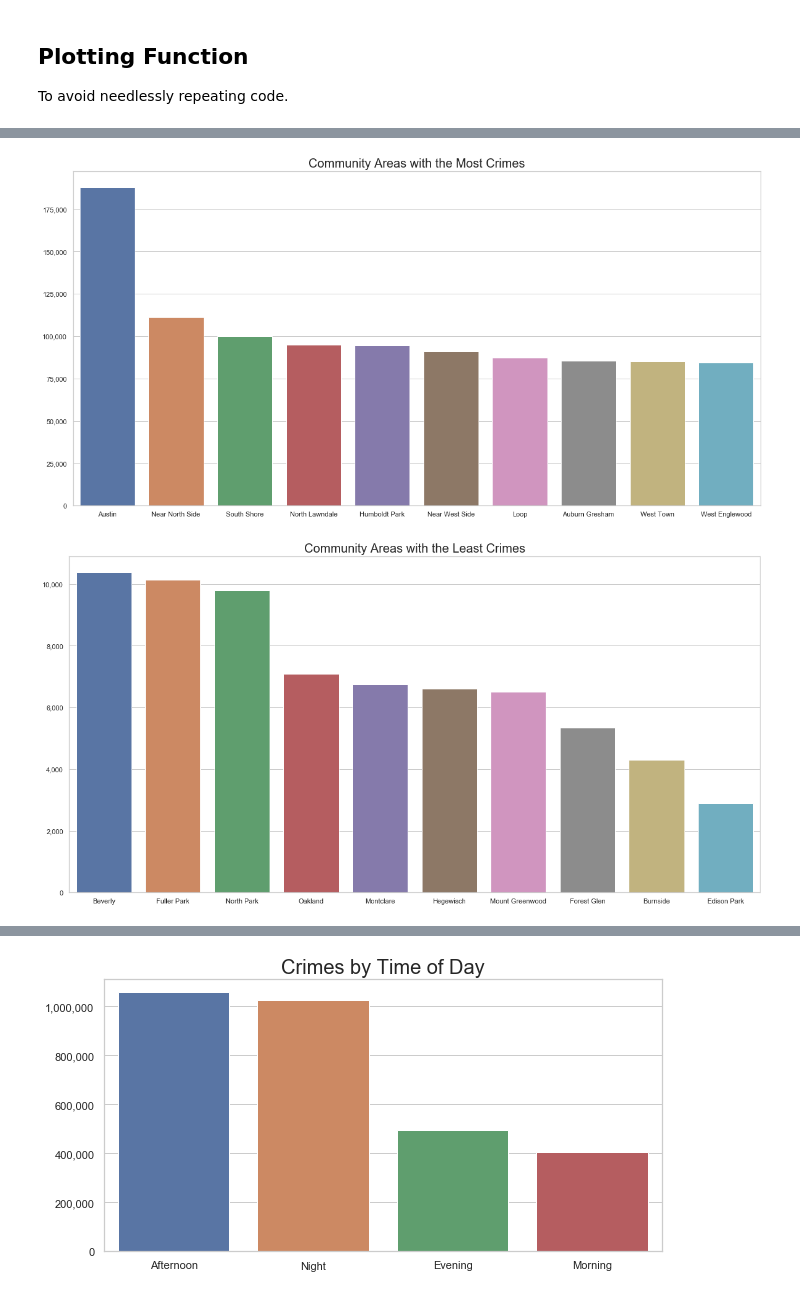
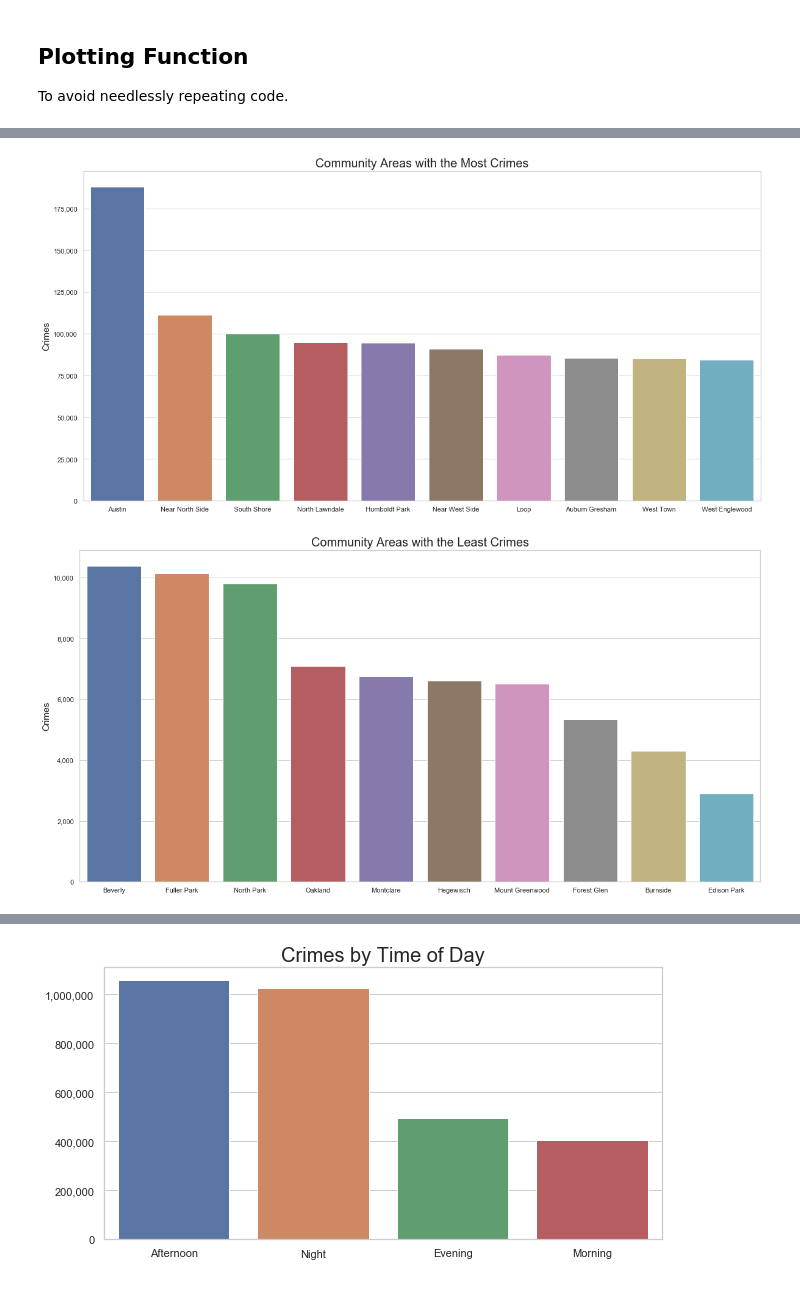
Before and after one commit to ryan-kp-miller/Chicago-Crime-Analysis, a Jupyter notebook: Data_Exploration.ipynb, the cells around one changed output, grey strips where cells are left out. Cells and saved outputs as stored; diff of their text form; code cells hidden in the pictures.

Commit message:
Finish initial data visualization

```diff
--- a/Data_Exploration.ipynb
+++ b/Data_Exploration.ipynb
@@ -51,0 +74,3 @@ Approximate Average Crimes per Day: 823
+# %%
+comm_area_pop = crimes.groupby(['Community Area', 'Region'])['2010 Population'].max().reset_index()
+comm_area_pop.head()
@@ -57,7 +99,7 @@ To avoid needlessly repeating code.
 sns.set(style="whitegrid")
 
 #defining the plotting function
-def plot_crime(data, x_col, y_col, title, fig_size=(20,10)):
+def plot_crime(data, x_col, y_col, title, fig_size=(20,10), y_format='{x:,.0f}'):
     """
         function to create and show a bar chart using the provided data and columns
 
@@ -67,6 +109,7 @@ def plot_crime(data, x_col, y_col, title, fig_size=(20,10)):
             y_col    : string containing the column name for the Y variable (must be a column in data)
             title    : string containing the title for the bar chart
             fig_size : (optional) 2 dimensional tuple containing the size of the bar chart
+            y_format : (optional) string containing the way to format the y axis ticks
 
         output:
             None
@@ -75,8 +118,9 @@ def plot_crime(data, x_col, y_col, title, fig_size=(20,10)):
     ax = sns.barplot(data=data, x=x_col, y=y_col)
     plt.title(title, fontsize=20)
     plt.xlabel(None)
-    plt.ylabel(None)
-    ax.yaxis.set_major_formatter(StrMethodFormatter('{x:,.0f}'))
+    plt.ylabel(y_col, fontsize=15)
+#     plt.ylabel(None)
+    ax.yaxis.set_major_formatter(StrMethodFormatter(y_format))
     plt.show()
 # %% [markdown]
 <a id="region">
@@ -106,0 +192,10 @@ plot_crime(region_hom_counts, x_col="Region", y_col="Counts", title="Homicides b
+# %%
+#grouping by community area
+comm_area_counts = crimes.groupby(['Community Area']).count().iloc[:,0].sort_values(ascending=False).reset_index()
+comm_area_counts.columns = ["Community Area", "Crimes"]
+
+#normalizing counts with 2010 Population
+comm_area_counts = comm_area_counts.merge(comm_area_pop, how='inner', on='Community Area')
+comm_area_counts['Crimes per Capita'] = comm_area_counts['Crimes'] / comm_area_counts['2010 Population']
+comm_area_counts.drop(labels=['2010 Population'], axis=1, inplace=True)
+comm_area_counts.head()
@@ -107,15 +209,11 @@ plot_crime(region_hom_counts, x_col="Region", y_col="Counts", title="Homicides b
 # %%
-#grouping by community area
-comm_area_counts = crimes.groupby(['Community Area']).count().iloc[:,0].sort_values(ascending=False).reset_index()
-comm_area_counts.columns = ["Community Area", "Counts"]
-
 #plotting the Community Areas with the 10 highest counts
-plot_crime(comm_area_counts[:10], x_col="Community Area", y_col="Counts", title="Community Areas with the Most Crimes")
+plot_crime(comm_area_counts[:10], x_col="Community Area", y_col="Crimes", title="Community Areas with the Most Crimes")
 
 print()
 
 #plotting the Community Areas with the 10 lowest counts
-plot_crime(comm_area_counts[-10:], x_col="Community Area", y_col="Counts", title="Community Areas with the Least Crimes")
+plot_crime(comm_area_counts[-10:], x_col="Community Area", y_col="Crimes", title="Community Areas with the Least Crimes")
 # %% [output]
-[figure, old version]
+[figure, new version]
-[figure, old version]
+[figure, new version]
```
Also changed, not shown: parts of 38 cells of this notebook.
